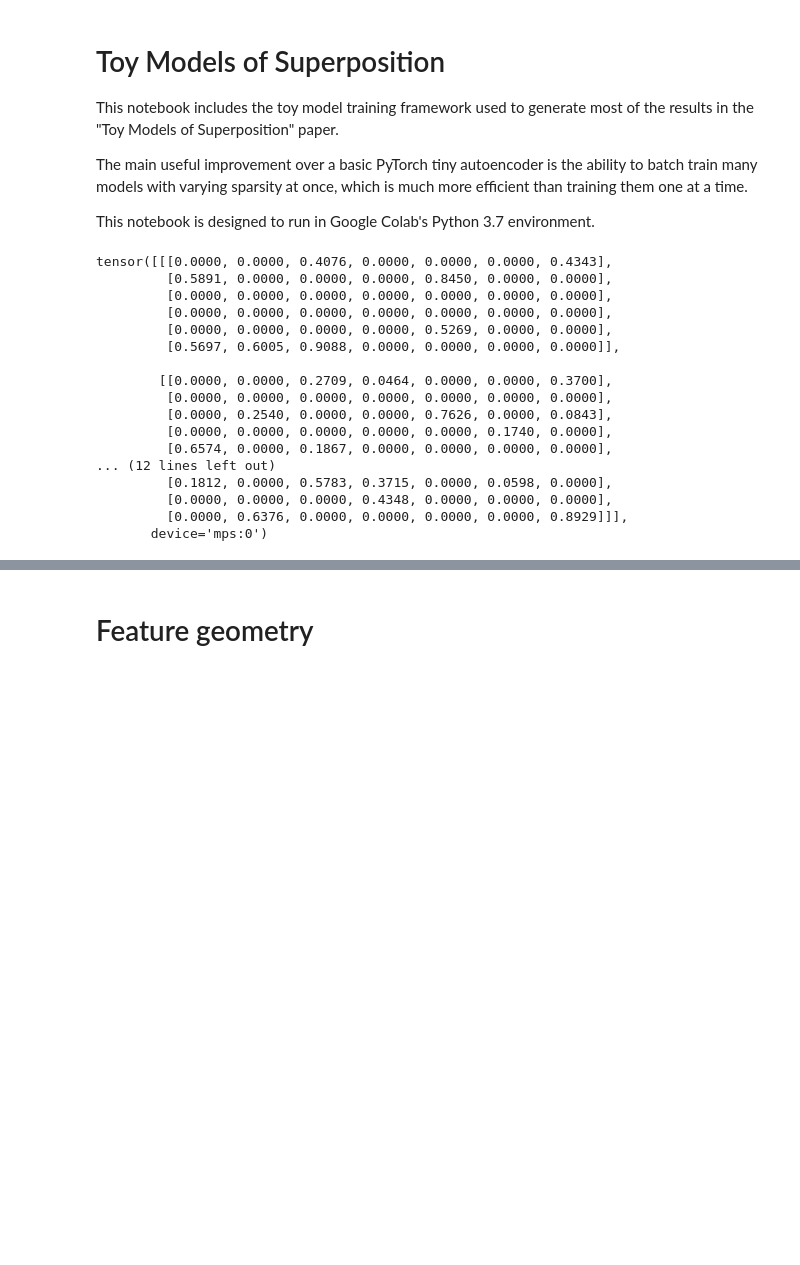
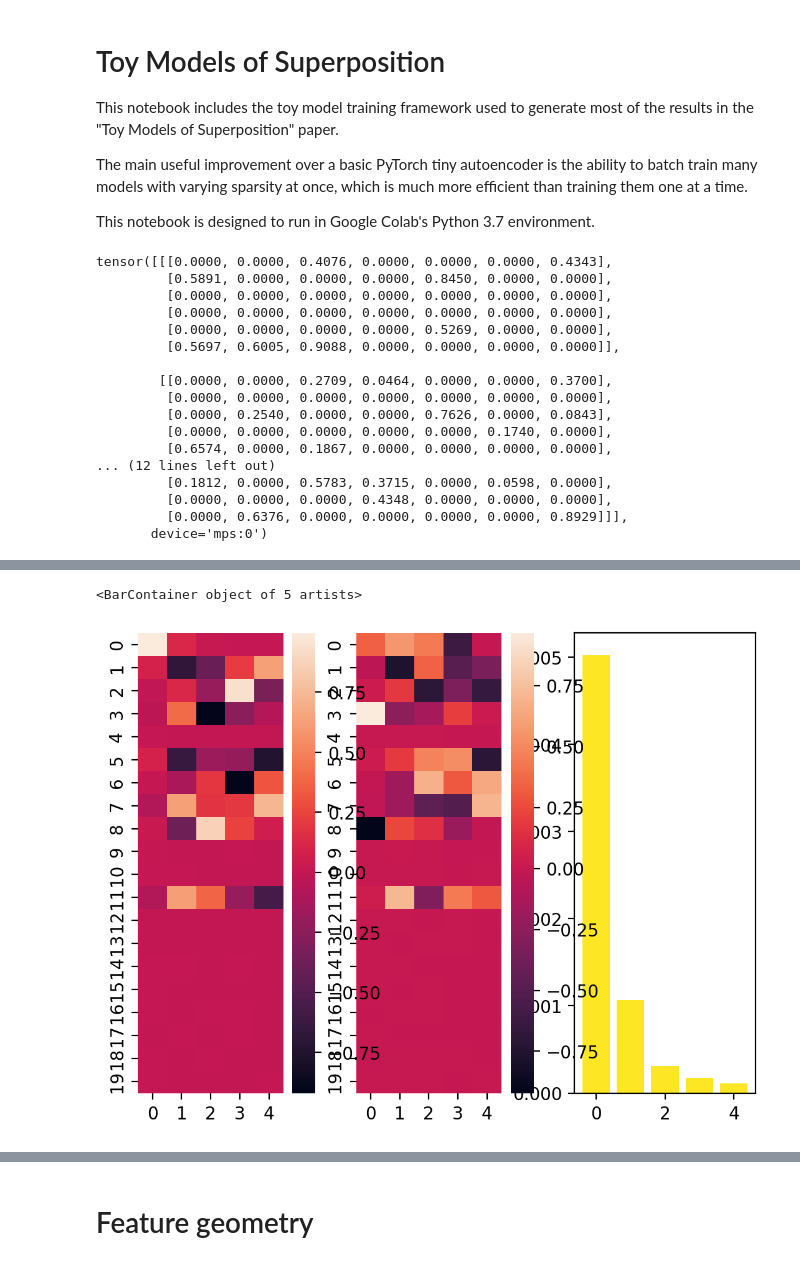
Before and after one commit to mcrovella/sparse-learning, a Jupyter notebook: mark/toy_xformer.ipynb, the cells around one changed output, grey strips where cells are left out. Drawn from its saved outputs; the diff is of its cells as text; code cells hidden in the pictures; blank space fills up the shorter version.

```diff
--- a/mark/toy_xformer.ipynb
+++ b/mark/toy_xformer.ipynb
@@ -160,6 +149,7 @@ def optimize(model,
              print_freq=100,
              lr=1e-3,
              lr_scale=constant_lr,
+             lam = 10,
              hooks=[]):
   cfg = model.config
 
@@ -192,7 +182,7 @@ def optimize(model,
         pair_error = torch.zeros_like(out[:0])
         pair_loss = torch.tensor(0.0, device=out.device)
 
-      loss = recon_loss + 50 * pair_loss
+      loss = recon_loss + lam * pair_loss
       loss.backward()
       opt.step()
 
@@ -259,3 +327,21 @@ plt.plot(res[:,0], res[:,1])
+# %%
+instance = 4
+A_all = model.A.detach().cpu()
+B_all = model.B.detach().cpu()
+A = A_all[instance]
+B = B_all[instance]
+Omega = A @ B.T
+U, S, VT = np.linalg.svd(Omega)
+W_all = model.W.detach().cpu()
+W = W_all[instance]
+import seaborn as sns
+figs, axs = plt.subplots(1, 3)
+sns.heatmap(W @ U, ax = axs[0])
+sns.heatmap(W @ VT.T, ax = axs[1])
+axs[2].bar(range(len(S)), S)
+# %% [output]
+<BarContainer object of 5 artists>
+[figure, added]
 # %%
 def plot_intro_diagram(model):
   from matplotlib import colors  as mcolors
```
Also changed, not shown: parts of 17 cells of this notebook.
